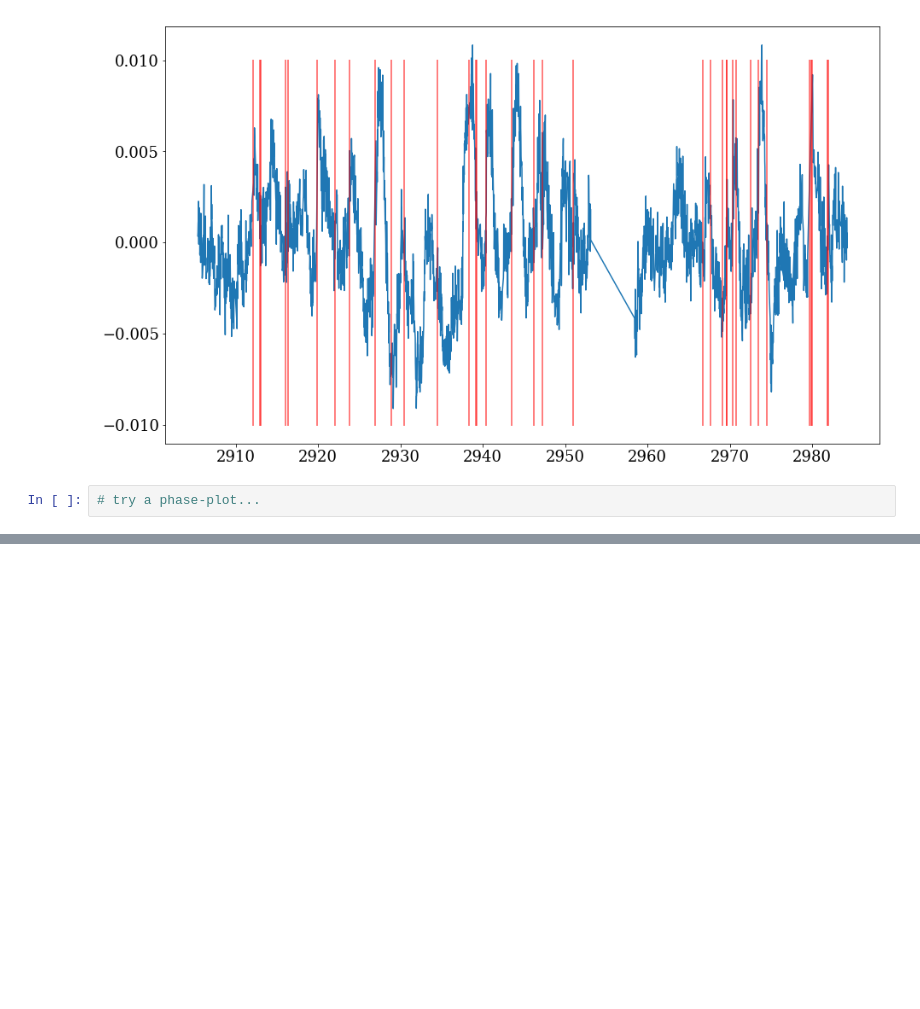
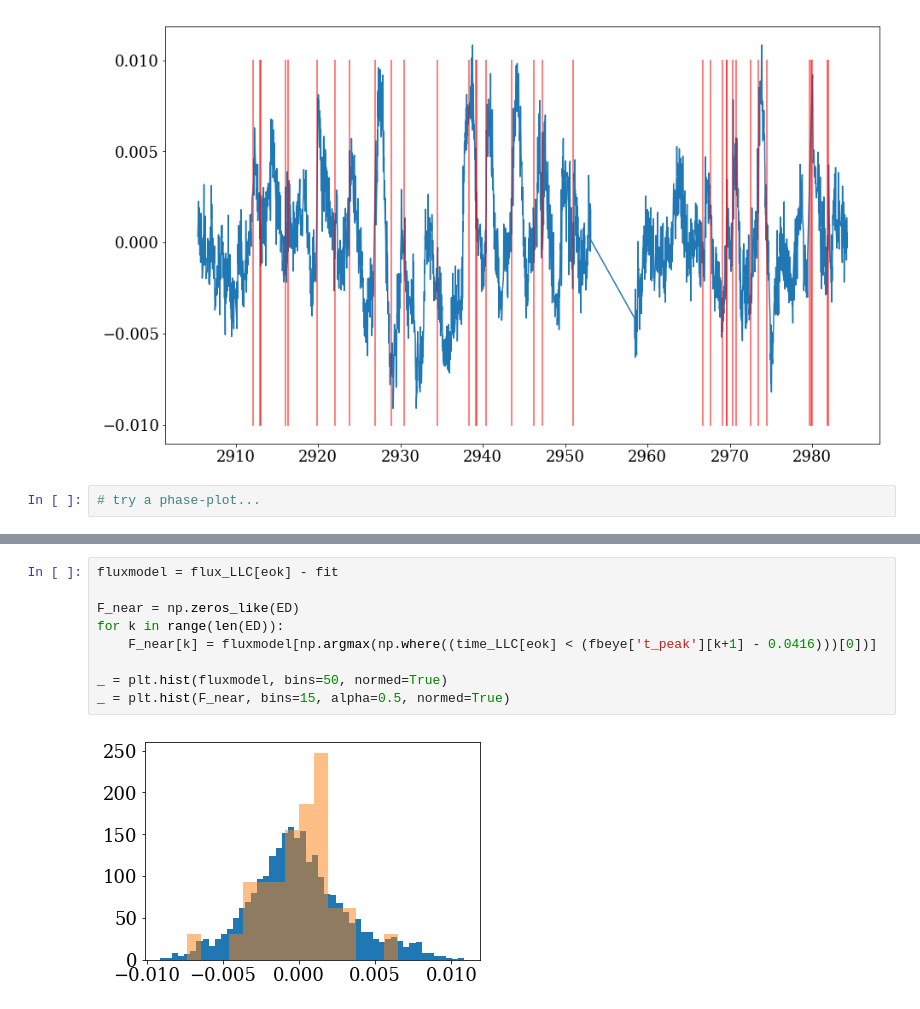
Before and after one commit to jradavenport/trappist-flares, a Jupyter notebook: explore.ipynb, the cells around one changed output, grey strips where cells are left out. Drawn from its saved outputs; the diff is of its cells as text; blank space fills up the shorter version.

```diff
--- a/explore.ipynb
+++ b/explore.ipynb
@@ -518,0 +522,11 @@ binned_statistic_2d?
+# %%
+fluxmodel = flux_LLC[eok] - fit
+
+F_near = np.zeros_like(ED)
+for k in range(len(ED)):
+    F_near[k] = fluxmodel[np.argmax(np.where((time_LLC[eok] < (fbeye['t_peak'][k+1] - 0.0416)))[0])]
+
+_ = plt.hist(fluxmodel, bins=50, normed=True)
+_ = plt.hist(F_near, bins=15, alpha=0.5, normed=True)
+# %% [output]
+[figure, added]
```
Also changed, not shown: parts of 6 cells of this notebook.
